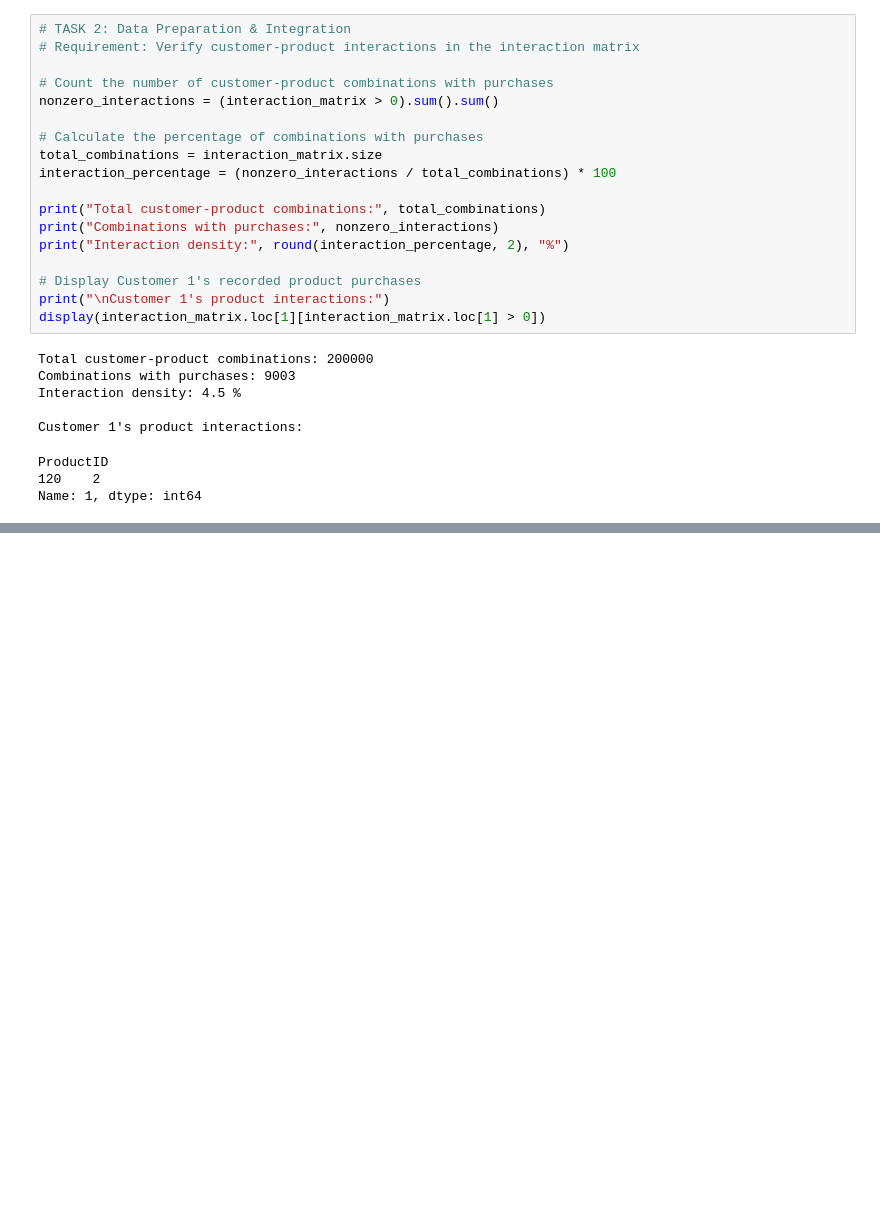
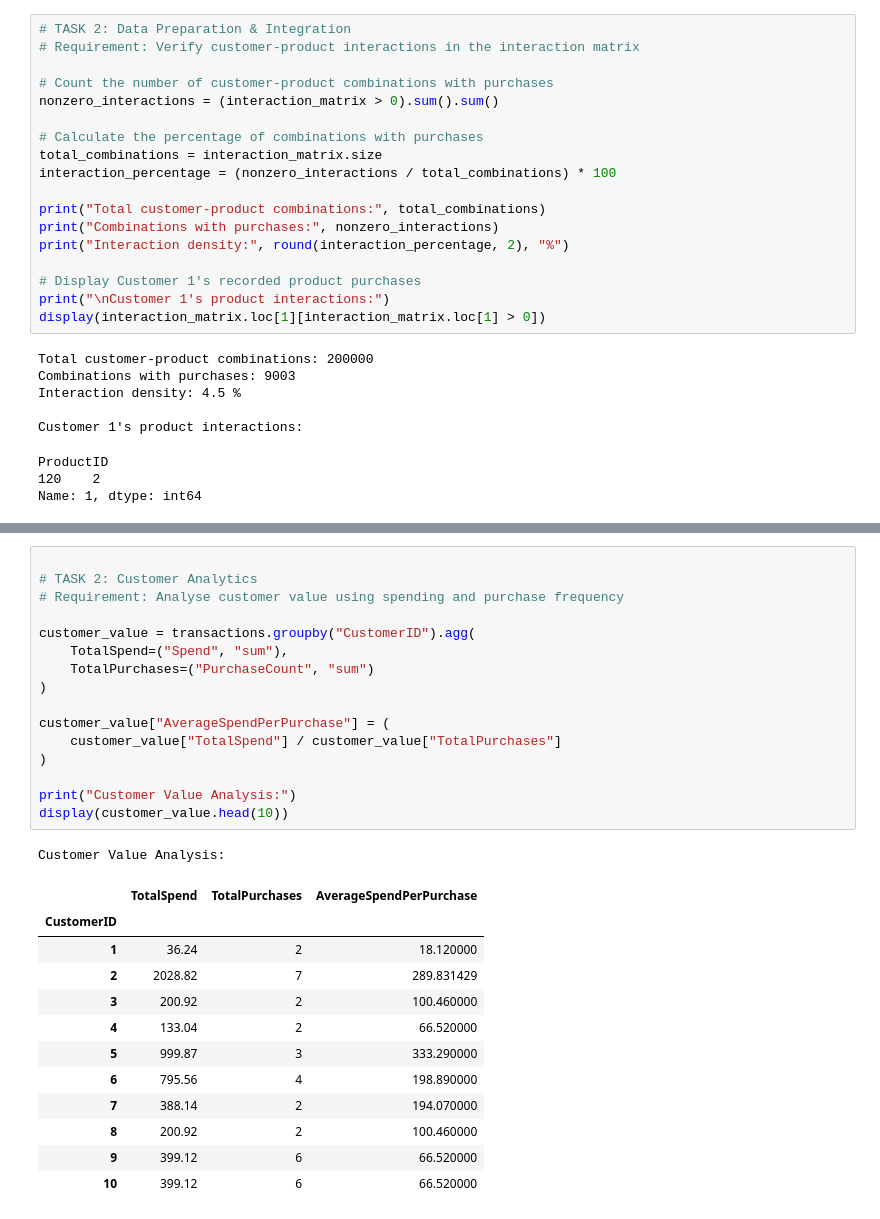
Before and after one commit to JackVC1/CA1-Data-Analytics-for-Business, a Jupyter notebook: notebooks/02_recommendation_system.ipynb, the cells around one changed output, grey strips where cells are left out. Drawn from its saved outputs; the diff is of its cells as text; blank space fills up the shorter version.

Commit message:
Task 2 - Section 2 and 3 Complete

```diff
--- a/notebooks/02_recommendation_system.ipynb
+++ b/notebooks/02_recommendation_system.ipynb
@@ -279,0 +330,30 @@ Name: 1, dtype: int64
+# %%
+
+# TASK 2: Customer Analytics
+# Requirement: Analyse customer value using spending and purchase frequency
+
+customer_value = transactions.groupby("CustomerID").agg(
+    TotalSpend=("Spend", "sum"),
+    TotalPurchases=("PurchaseCount", "sum")
+)
+
+customer_value["AverageSpendPerPurchase"] = (
+    customer_value["TotalSpend"] / customer_value["TotalPurchases"]
+)
+
+print("Customer Value Analysis:")
+display(customer_value.head(10))
+# %% [output]
+Customer Value Analysis:
+|  | TotalSpend | TotalPurchases | AverageSpendPerPurchase |
+| CustomerID |  |  |  |
+| 1 | 36.24 | 2 | 18.120000 |
+| 2 | 2028.82 | 7 | 289.831429 |
+| 3 | 200.92 | 2 | 100.460000 |
+| 4 | 133.04 | 2 | 66.520000 |
+| 5 | 999.87 | 3 | 333.290000 |
+| 6 | 795.56 | 4 | 198.890000 |
+| 7 | 388.14 | 2 | 194.070000 |
+| 8 | 200.92 | 2 | 100.460000 |
+| 9 | 399.12 | 6 | 66.520000 |
+| 10 | 399.12 | 6 | 66.520000 |
```
Also changed, not shown: parts of 6 cells of this notebook.
